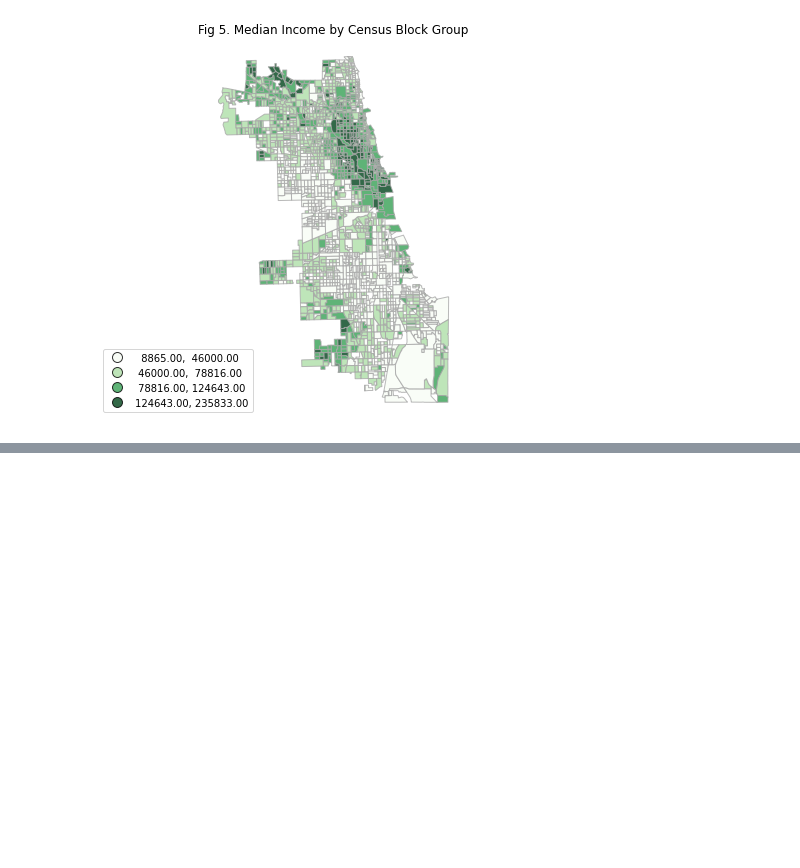
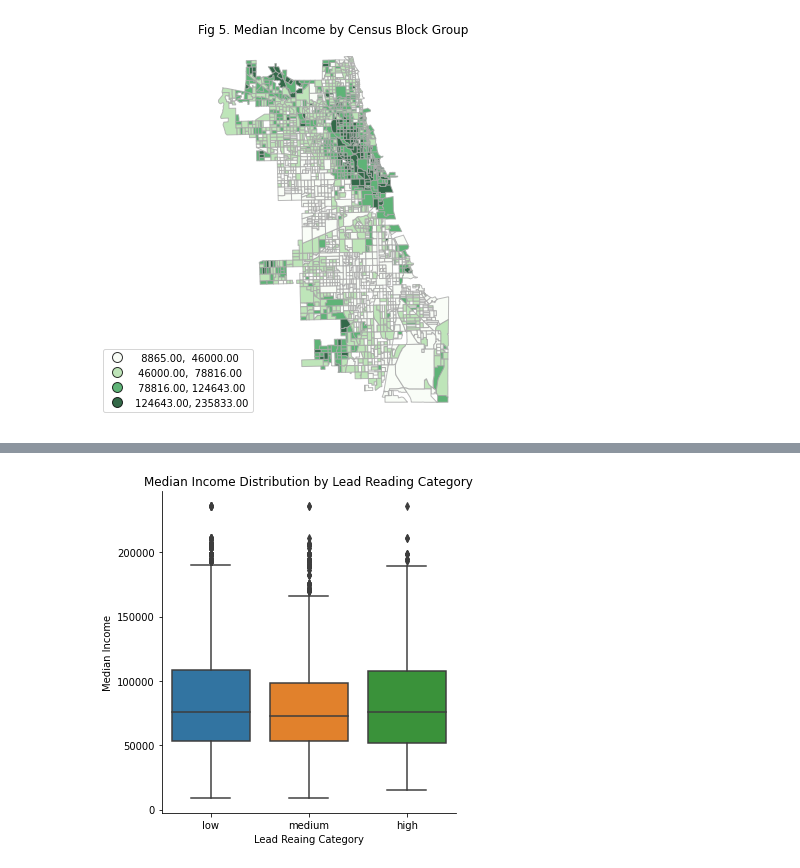
Before and after one commit to vbalza/chicago_water_lead, a Jupyter notebook: Preliminary Data Analysis.ipynb, the cells around one changed output, grey strips where cells are left out. Saved outputs shown, nothing was run; the diff lists cells and outputs as text; code cells hidden in the pictures; blank space fills up the shorter version.

```diff
--- a/Preliminary Data Analysis.ipynb
+++ b/Preliminary Data Analysis.ipynb
@@ -159,0 +209,19 @@ plt.tight_layout()
+# %%
+ # Threshold Categorical Variable
+
+def categories(x):
+    if 0 < x < 5:
+        return 'low'
+    if 5 <= x < 15:
+        return 'medium'
+    elif x >= 15:
+        return 'high'
+
+water_acs['lead_cat'] = water_acs['max_reading'].apply(categories)
+
+med_income = sns.catplot(x="lead_cat", y="med_income", kind='box', data=water_acs,
+                         order=["low", "medium", "high"])
+labels = med_income.set(xlabel='Lead Reaing Category', ylabel='Median Income',
+title='Median Income Distribution by Lead Reading Category')
+# %% [output]
+[figure, added]
```
Also changed, not shown: parts of 7 cells of this notebook.
